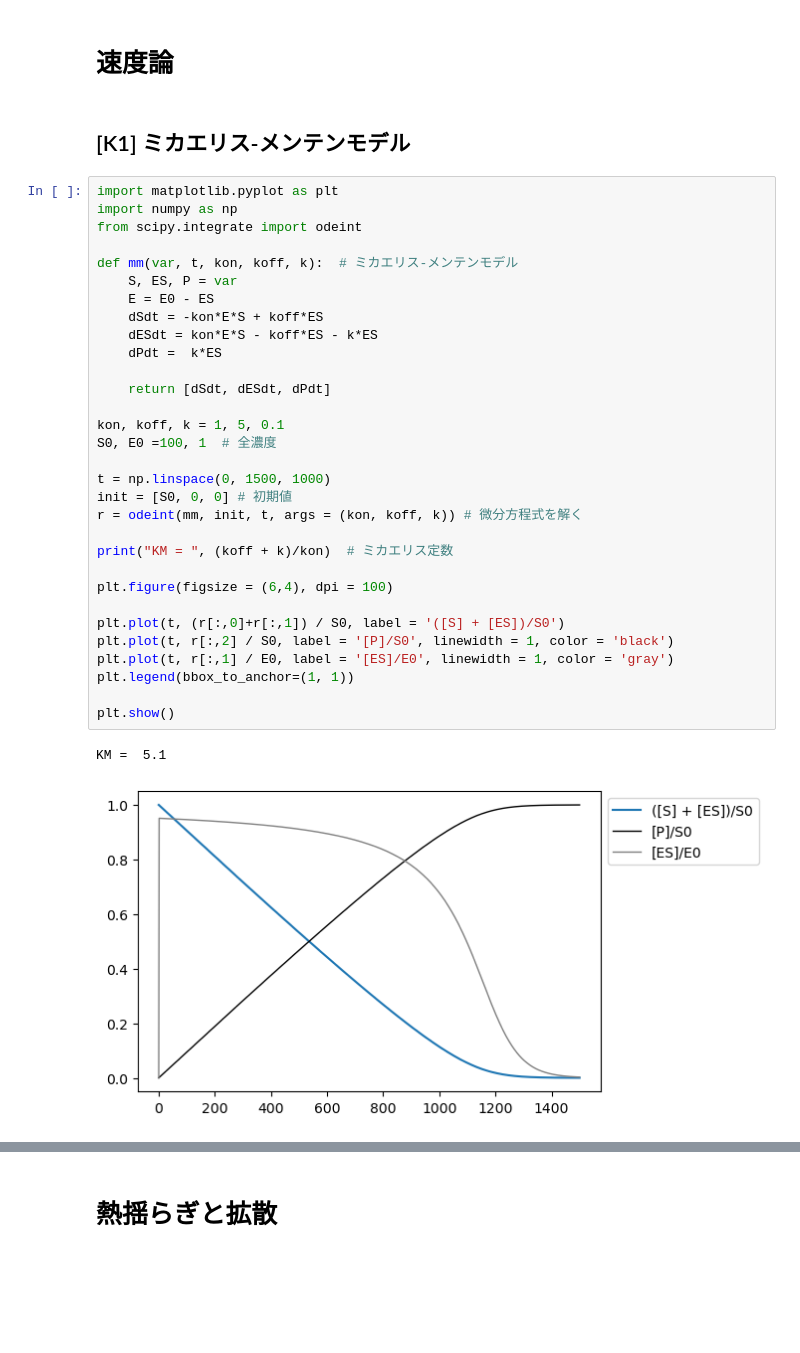
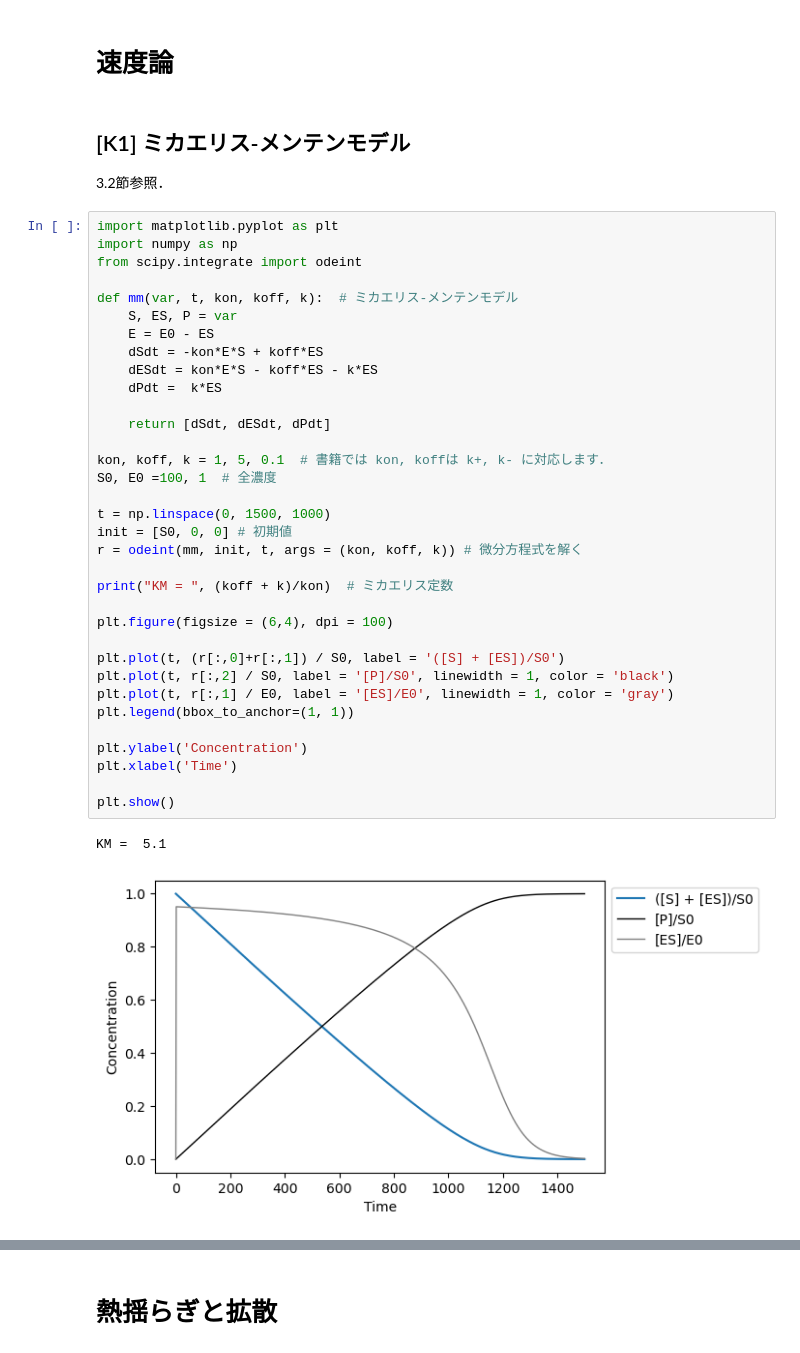
Before and after one commit to stoyabe/biophys, a Jupyter notebook: book.ipynb, the cells around one changed output, grey strips where cells are left out. Saved outputs shown, nothing was run; the diff lists cells and outputs as text; blank space fills up the shorter version.

```diff
--- a/book.ipynb
+++ b/book.ipynb
@@ -7,39 +7,44 @@
 # 速度論
 # %% [markdown]
 ## [K1] ミカエリス-メンテンモデル
+
+3.2節参照．
 # %%
 import matplotlib.pyplot as plt
 import numpy as np
 from scipy.integrate import odeint
 
 def mm(var, t, kon, koff, k):  # ミカエリス-メンテンモデル
     S, ES, P = var
     E = E0 - ES
     dSdt = -kon*E*S + koff*ES
     dESdt = kon*E*S - koff*ES - k*ES
     dPdt =  k*ES
 
     return [dSdt, dESdt, dPdt]
 
-kon, koff, k = 1, 5, 0.1
+kon, koff, k = 1, 5, 0.1  # 書籍では kon, koffは k+, k- に対応します．
 S0, E0 =100, 1  # 全濃度
 
 t = np.linspace(0, 1500, 1000)
 init = [S0, 0, 0] # 初期値
 r = odeint(mm, init, t, args = (kon, koff, k)) # 微分方程式を解く
 
 print("KM = ", (koff + k)/kon)  # ミカエリス定数
 
 plt.figure(figsize = (6,4), dpi = 100)
 
 plt.plot(t, (r[:,0]+r[:,1]) / S0, label = '([S] + [ES])/S0')
 plt.plot(t, r[:,2] / S0, label = '[P]/S0', linewidth = 1, color = 'black')
 plt.plot(t, r[:,1] / E0, label = '[ES]/E0', linewidth = 1, color = 'gray')
 plt.legend(bbox_to_anchor=(1, 1))
 
+plt.ylabel('Concentration')
+plt.xlabel('Time')
+
 plt.show()
 # %% [output]
 KM =  5.1
-[figure, old version]
+[figure, new version]
 # %% [markdown]
 ## [K2] ヘモグロビン
```
Also changed, not shown: parts of 19 cells of this notebook.
